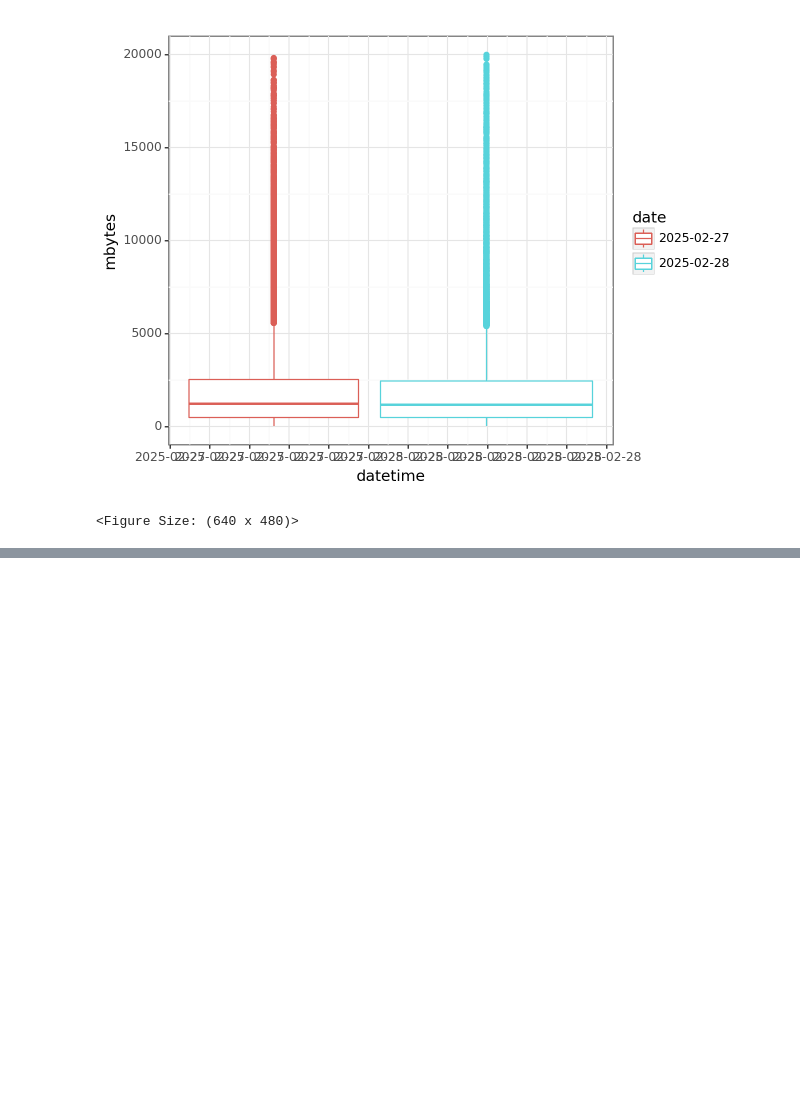
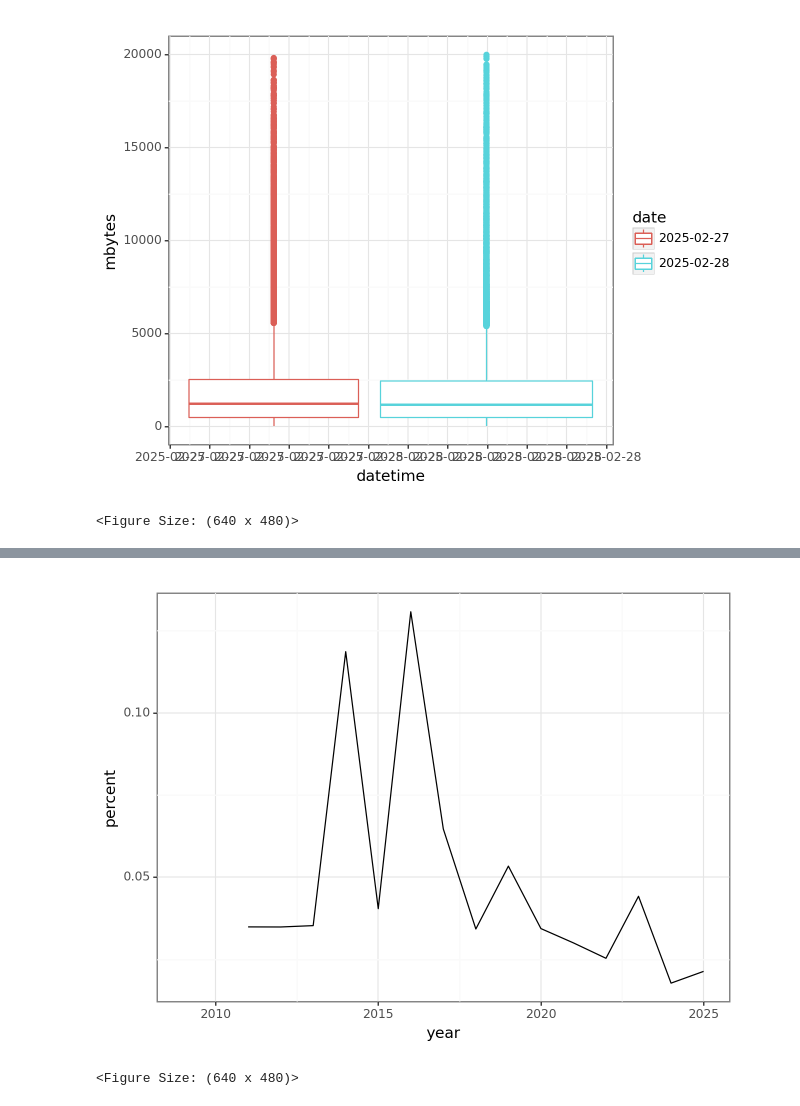
Before and after one commit to timbalam/singlem-sra-processing, a Jupyter notebook: cloud/argo/job_running_analysis.ipynb, the cells around one changed output, grey strips where cells are left out. Drawn from its saved outputs; the diff is of its cells as text; code cells hidden in the pictures; blank space fills up the shorter version.

```diff
--- a/cloud/argo/job_running_analysis.ipynb
+++ b/cloud/argo/job_running_analysis.ipynb
@@ -201,0 +336,9 @@ num_to_do / joined.filter(pl.col('done')).shape[0] * time_since_start, joined.gr
+# %%
+# marine
+soil_by_year = with_human.group_by(('year', pl.col('organism').str.contains('marine').alias('soil'))).len()
+soil_by_year2 = soil_by_year.pivot('soil', values='len')
+soil_by_year2 = soil_by_year2.with_columns((pl.col('true') / (pl.col('false')+pl.col('true'))).alias('percent'))
+ggplot(soil_by_year2) + geom_line(aes(x='year', y='percent'))
+# %% [output]
+[figure, added]
+<Figure Size: (640 x 480)>
```
Also changed, not shown: parts of 20 cells of this notebook, 4 other files.
